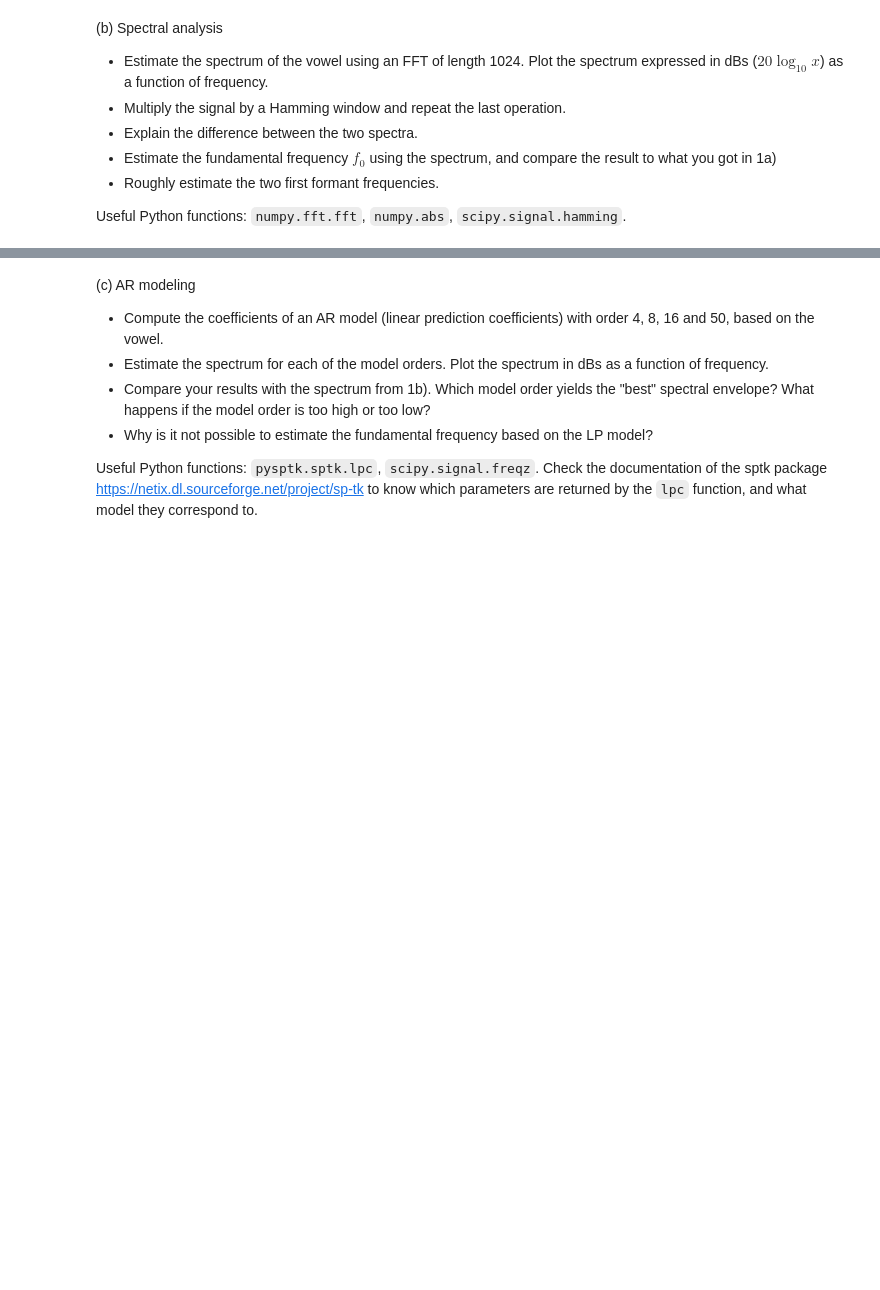
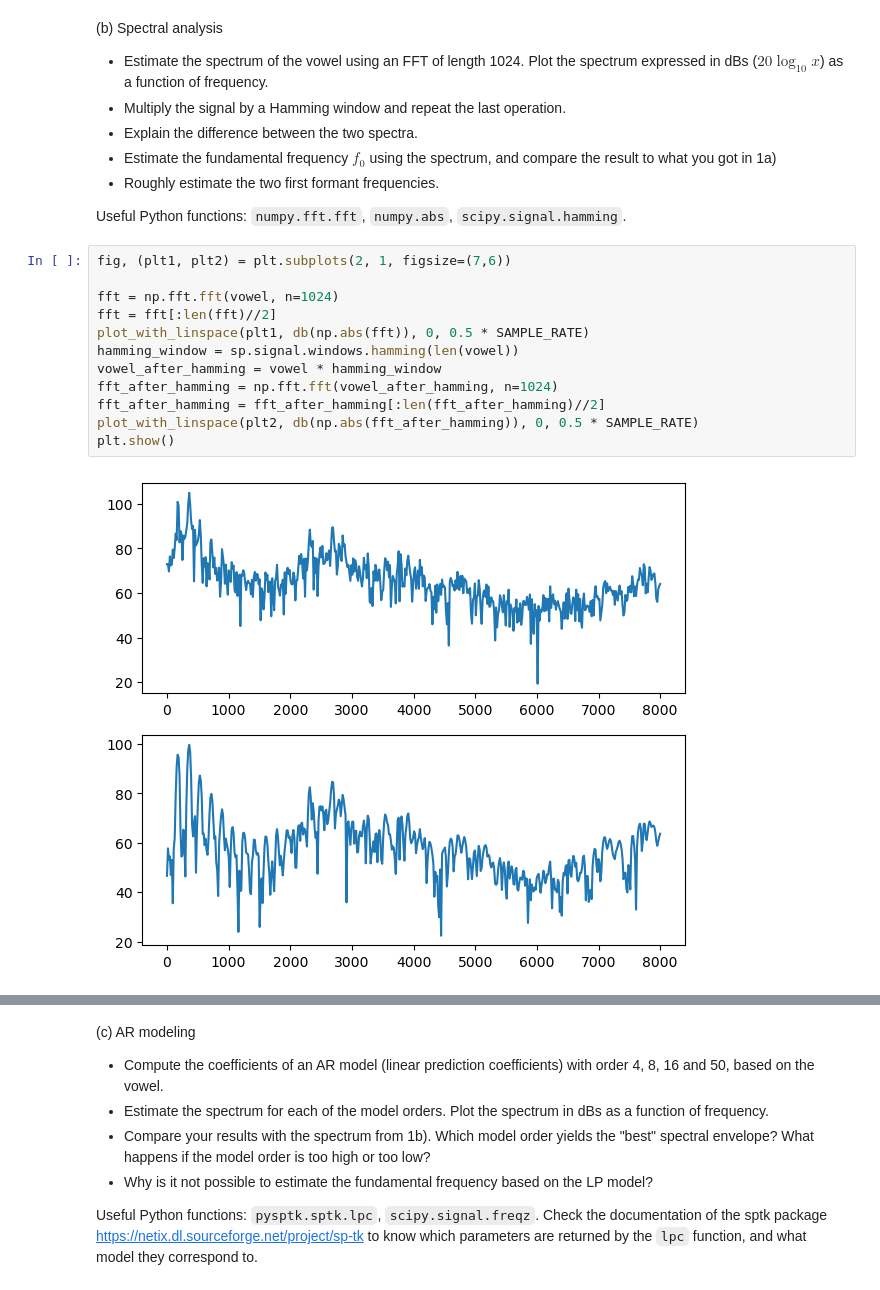
Before and after one commit to sigurdo/maskinlaring_for-signalbehandling, a Jupyter notebook: oving_1/TTT4185_assignment_1_2022-09-02.ipynb, the cells around one changed output, grey strips where cells are left out. Drawn from its saved outputs; the diff is of its cells as text; blank space fills up the shorter version.

```diff
--- a/oving_1/TTT4185_assignment_1_2022-09-02.ipynb
+++ b/oving_1/TTT4185_assignment_1_2022-09-02.ipynb
@@ -28,3 +68,17 @@ Fs, data = scipy.io.wavfile.read('stry.wav')
 - Roughly estimate the two first formant frequencies.
 
 Useful Python functions: `numpy.fft.fft`, `numpy.abs`, `scipy.signal.hamming`.
+# %%
+fig, (plt1, plt2) = plt.subplots(2, 1, figsize=(7,6))
+
+fft = np.fft.fft(vowel, n=1024)
+fft = fft[:len(fft)//2]
+plot_with_linspace(plt1, db(np.abs(fft)), 0, 0.5 * SAMPLE_RATE)
+hamming_window = sp.signal.windows.hamming(len(vowel))
+vowel_after_hamming = vowel * hamming_window
+fft_after_hamming = np.fft.fft(vowel_after_hamming, n=1024)
+fft_after_hamming = fft_after_hamming[:len(fft_after_hamming)//2]
+plot_with_linspace(plt2, db(np.abs(fft_after_hamming)), 0, 0.5 * SAMPLE_RATE)
+plt.show()
+# %% [output]
+[figure, added]
```
Also changed, not shown: parts of 4 cells of this notebook.
